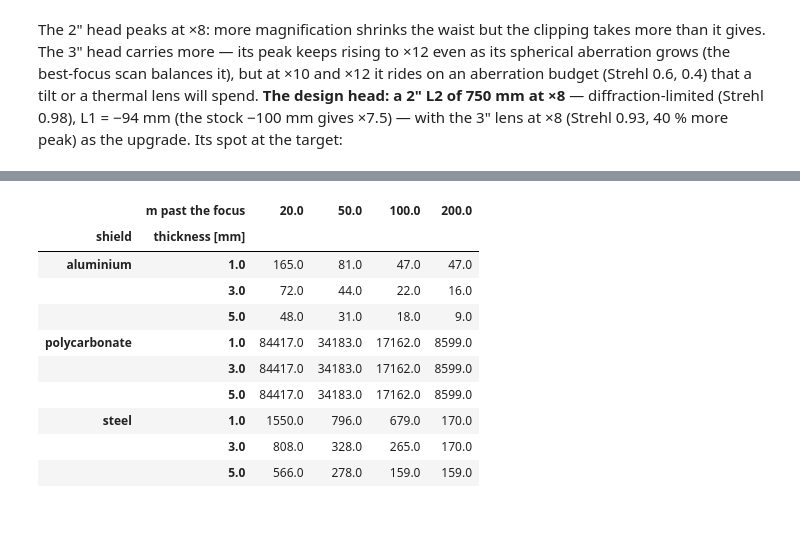
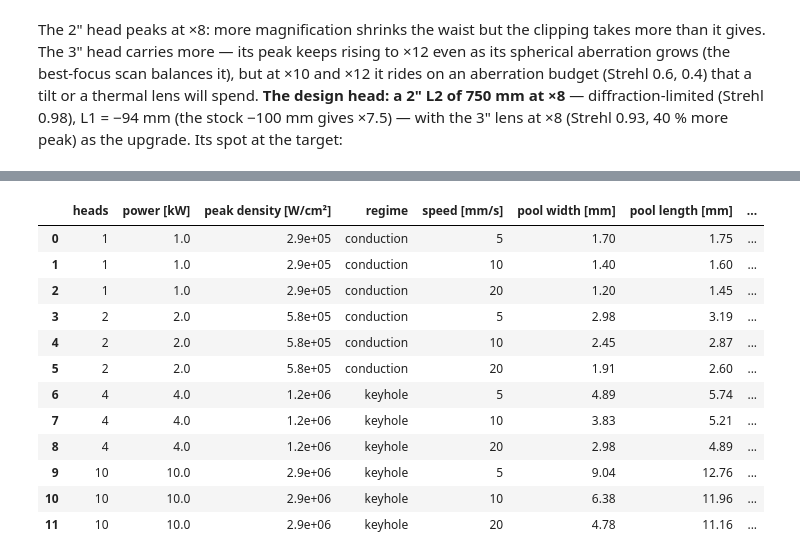
Before and after one commit to technolog-spectrumai/vegeta, a Jupyter notebook: notebooks/46_svarog_remote.ipynb, the cells around one changed output, grey strips where cells are left out. Saved outputs shown, nothing was run; the diff lists cells and outputs as text; code cells hidden in the pictures; blank space fills up the shorter version.

```diff
--- a/notebooks/46_svarog_remote.ipynb
+++ b/notebooks/46_svarog_remote.ipynb
@@ -185,0 +164,5 @@ undercorrection. The ray trace says how far that goes.
+# %%
+fig, ax = plt.subplots(figsize=(9, 7.5))
+im = ax.imshow(pw0["W"] * 1e9, extent=EXT, cmap="RdBu_r"); plt.colorbar(im, ax=ax, label="nm")
+ax.set(title=f"Wavefront error at the exit pupil: rms {pw0['rms_m']*1e9:.0f} nm = λ/{LAM/pw0['rms_m']:.0f}", xlabel="mm", ylabel="mm")
+plt.tight_layout(); fig.savefig(OUT / "head_wavefront.png", dpi=130); plt.show()
@@ -243,0 +178,7 @@ doublet) and let the plate do what it is good at, next.
+# %%
+I, x = spot0["I"], spot0["x"] * 1e3
+c = len(x) // 2; s = slice(c - 40, c + 40)
+fig, ax = plt.subplots(figsize=(9, 7.5))
+im = ax.imshow(I[s, s] * 1e-4, extent=[x[s][0], x[s][-1], x[s][0], x[s][-1]], cmap="inferno"); plt.colorbar(im, ax=ax, label="W/cm² per kW")
+ax.set(title=f"The spot at 20 m\npeak {spot0['peak_W_cm2']:.2g} W/cm² per kW, r86 {spot0['r86_mm']:.2f} mm", xlabel="mm", ylabel="mm")
+plt.tight_layout(); fig.savefig(OUT / "head_spot.png", dpi=130); plt.show()
@@ -416,0 +351,5 @@ Carlo below lands N copies of the traced spot with independent Gaussian pointing
+# %%
+fig, ax = plt.subplots(figsize=(9, 5.5))
+ax.plot(COMP["plate tilt [°]"], COMP["Strehl"], "o-"); ax.axvline(np.degrees(i_pred), color="k", ls="--", lw=0.8); ax.axvline(-np.degrees(i_pred), color="k", ls="--", lw=0.8)
+ax.set(xlabel="plate tilt [°] (dashed: the formula's ±26°)", ylabel="Strehl", title=f"A 12 mm UVFS plate against a {EPS}° tilt of L2: the Strehl at the target"); ax.grid(alpha=0.3)
+plt.tight_layout(); fig.savefig(OUT / "astigmatism_sweep.png", dpi=130); plt.show()
@@ -534,39 +391,37 @@ the heat.
 # %%
-THICK = (1e-3, 3e-3, 5e-3); DIST = (20.0, 50.0, 100.0, 200.0)
-rows = []
-for sh in sr.SHIELDS:
-    for d in DIST:
-        w = sr.stray_radius(pw0["w_beam"], L, d, w0)
-        for t in THICK:
-            r = sr.shield_response(sh, HEAD_POWER, w, thickness=t)
-            rows.append({"shield": sh.name.split(" sheet")[0].split(" 5 mm")[0], "thickness [mm]": t * 1e3, "m past the focus": d, "beam radius [mm]": round(w * 1e3), "I0 [W/cm²]": round(r["I0_W_cm2"], 2),
-                         "ΔT half space [K]": round(r["dT_half_space_K"]), "ΔT thin plate [K]": round(r["dT_thin_plate_K"]), "steady ΔT [K]": round(r["dT_steady_K"]), "allowed [K]": sh.dT_allow,
-                         "holds": bool(r["holds"]), "else seconds to the limit": round(r["t_to_limit_s"], 1)})
-MATRIX = pd.DataFrame(rows)
-display(MATRIX.pivot_table(index=["shield", "thickness [mm]"], columns="m past the focus", values="steady ΔT [K]").round(0))
-display(MATRIX.pivot_table(index=["shield", "thickness [mm]"], columns="m past the focus", values="holds", aggfunc="first"))
-display(MATRIX.pivot_table(index=["shield", "thickness [mm]"], columns="m past the focus", values="else seconds to the limit").round(1))
-REPORT["shield_matrix"] = MATRIX.to_dict("records")
+head_peak = spot0["peak_W_cm2"]            # per head, W/cm², from §3.1
+rows, POOLS = [], {}
+for n in (1, 2, 4, 10):
+    for v_mm_s in (5, 10, 20):
+        P = n * HEAD_POWER
+        pool = sr.rosenthal(sr.STEEL, sr.STEEL.absorptivity * P, v_mm_s * 1e-3)
+        I = n * head_peak
+        POOLS[(n, v_mm_s)] = pool
+        rows.append({"heads": n, "power [kW]": P / 1e3, "peak density [W/cm²]": f"{I:.2g}", "regime": "keyhole" if I >= sr.KEYHOLE_W_CM2 else ("conduction" if I >= 1e5 else "heating only"),
+                     "speed [mm/s]": v_mm_s, "pool width [mm]": round(pool["width_mm"], 2), "pool length [mm]": round(pool["length_mm"], 2), "pool depth (conduction) [mm]": round(pool["depth_mm"], 2)})
+WELD = pd.DataFrame(rows); display(WELD)
+REPORT["weld"] = {"steel_absorptivity": sr.STEEL.absorptivity, "rows": WELD.to_dict("records")}
 
-fig, axs = plt.subplots(1, 3, figsize=(16, 3.8))
-for ax_, sh in zip(axs, sr.SHIELDS):
-    name = sh.name.split(" sheet")[0].split(" 5 mm")[0]
-    sub = MATRIX[MATRIX["shield"] == name].pivot(index="thickness [mm]", columns="m past the focus", values="steady ΔT [K]")
-    im = ax_.imshow(np.log10(sub.values / sh.dT_allow), cmap="RdYlGn_r", vmin=-1.5, vmax=1.5, aspect="auto")
-    ax_.set(xticks=range(len(DIST)), xticklabels=[f"{d:.0f} m" for d in DIST], yticks=range(len(THICK)), yticklabels=[f"{t*1e3:.0f} mm" for t in THICK], title=f"{sh.name}: steady ΔT / allowed ({sh.dT_allow:.0f} K)")
-    for i in range(len(THICK)):
-        for j in range(len(DIST)):
-            ax_.text(j, i, f"{sub.values[i, j]:.0f} K", ha="center", va="center", fontsize=9)
-plt.colorbar(im, ax=axs, label="log10(ΔT / allowed): green holds, red fails"); fig.savefig(OUT / "shield_matrix.png", dpi=110); plt.show()
+def show_pool(pool, title, fname, half=None):
+    T = pool["T"]; x = pool["x_mm"]
+    half = half or min(max(2.5 * pool["length_mm"], 6.0), x[-1])        # the view: the pool and the cold metal around it
+    fig, ax = plt.subplots(figsize=(9, 7))
+    im = ax.contourf(x, x, np.clip(T, 293, 3500), levels=np.linspace(293, 3500, 30), cmap="inferno")
+    ax.contour(x, x, T, levels=[sr.STEEL.T_melt], colors="cyan", linewidths=1.5)
+    ax.set(title=f"{title}\nmelt pool {pool['width_mm']:.1f} × {pool['length_mm']:.1f} mm (cyan isotherm)", xlabel="x [mm] (the pool trails to +x)", ylabel="y [mm]", xlim=(-half, half * 0.6), ylim=(-half * 0.8, half * 0.8), aspect="equal")
+    plt.colorbar(im, ax=ax, label="K (clipped at 3500; the point source diverges at the centre)"); plt.tight_layout(); fig.savefig(OUT / fname, dpi=130); plt.show()
+print("Two heads make a conduction weld (a 2 mm wide, 1 mm deep pool); ten heads are three times over the keyhole threshold — the weld of a 10 kW machine.")
 # %% [output]
-|  | m past the focus | 20.0 | 50.0 | 100.0 | 200.0 |
-| shield | thickness [mm] |  |  |  |  |
-| aluminium | 1.0 | 165.0 | 81.0 | 47.0 | 47.0 |
-|  | 3.0 | 72.0 | 44.0 | 22.0 | 16.0 |
-|  | 5.0 | 48.0 | 31.0 | 18.0 | 9.0 |
-| polycarbonate | 1.0 | 84417.0 | 34183.0 | 17162.0 | 8599.0 |
-|  | 3.0 | 84417.0 | 34183.0 | 17162.0 | 8599.0 |
-|  | 5.0 | 84417.0 | 34183.0 | 17162.0 | 8599.0 |
-| steel | 1.0 | 1550.0 | 796.0 | 679.0 | 170.0 |
-|  | 3.0 | 808.0 | 328.0 | 265.0 | 170.0 |
-|  | 5.0 | 566.0 | 278.0 | 159.0 | 159.0 |
+|  | heads | power [kW] | peak density [W/cm²] | regime | speed [mm/s] | pool width [mm] | pool length [mm] | ... |
+| 0 | 1 | 1.0 | 2.9e+05 | conduction | 5 | 1.70 | 1.75 | ... |
+| 1 | 1 | 1.0 | 2.9e+05 | conduction | 10 | 1.40 | 1.60 | ... |
+| 2 | 1 | 1.0 | 2.9e+05 | conduction | 20 | 1.20 | 1.45 | ... |
+| 3 | 2 | 2.0 | 5.8e+05 | conduction | 5 | 2.98 | 3.19 | ... |
+| 4 | 2 | 2.0 | 5.8e+05 | conduction | 10 | 2.45 | 2.87 | ... |
+| 5 | 2 | 2.0 | 5.8e+05 | conduction | 20 | 1.91 | 2.60 | ... |
+| 6 | 4 | 4.0 | 1.2e+06 | keyhole | 5 | 4.89 | 5.74 | ... |
+| 7 | 4 | 4.0 | 1.2e+06 | keyhole | 10 | 3.83 | 5.21 | ... |
+| 8 | 4 | 4.0 | 1.2e+06 | keyhole | 20 | 2.98 | 4.89 | ... |
+| 9 | 10 | 10.0 | 2.9e+06 | keyhole | 5 | 9.04 | 12.76 | ... |
+| 10 | 10 | 10.0 | 2.9e+06 | keyhole | 10 | 6.38 | 11.96 | ... |
+| 11 | 10 | 10.0 | 2.9e+06 | keyhole | 20 | 4.78 | 11.16 | ... |
```
Also changed, not shown: parts of 56 cells of this notebook, 11 other files.
